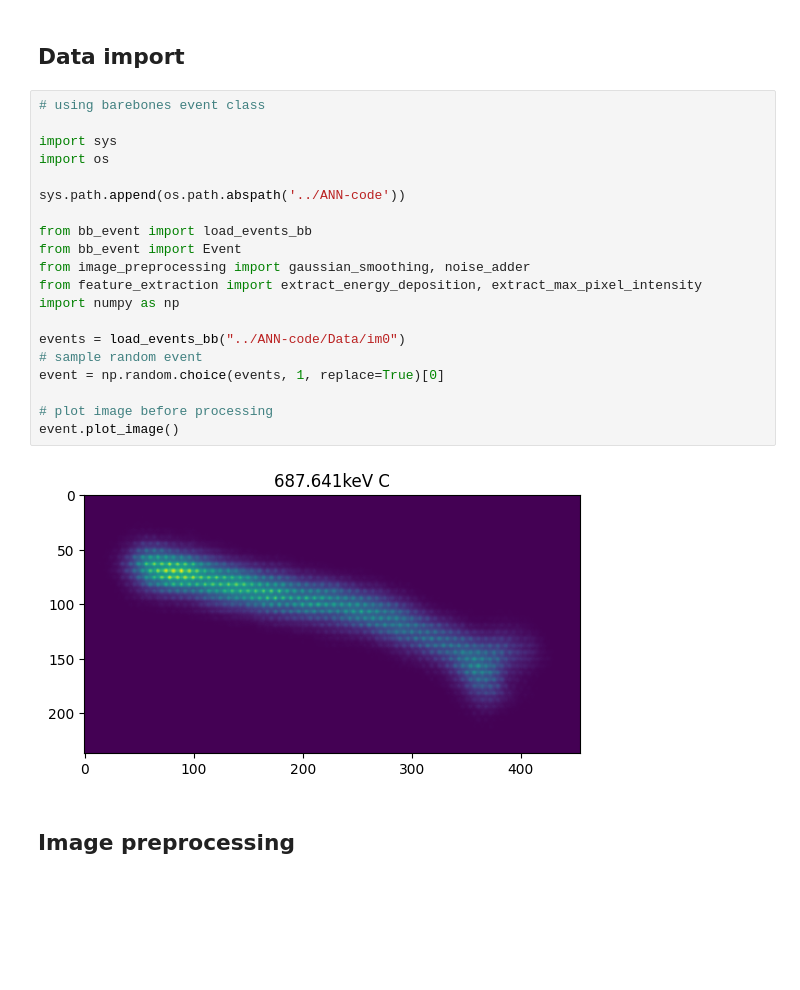
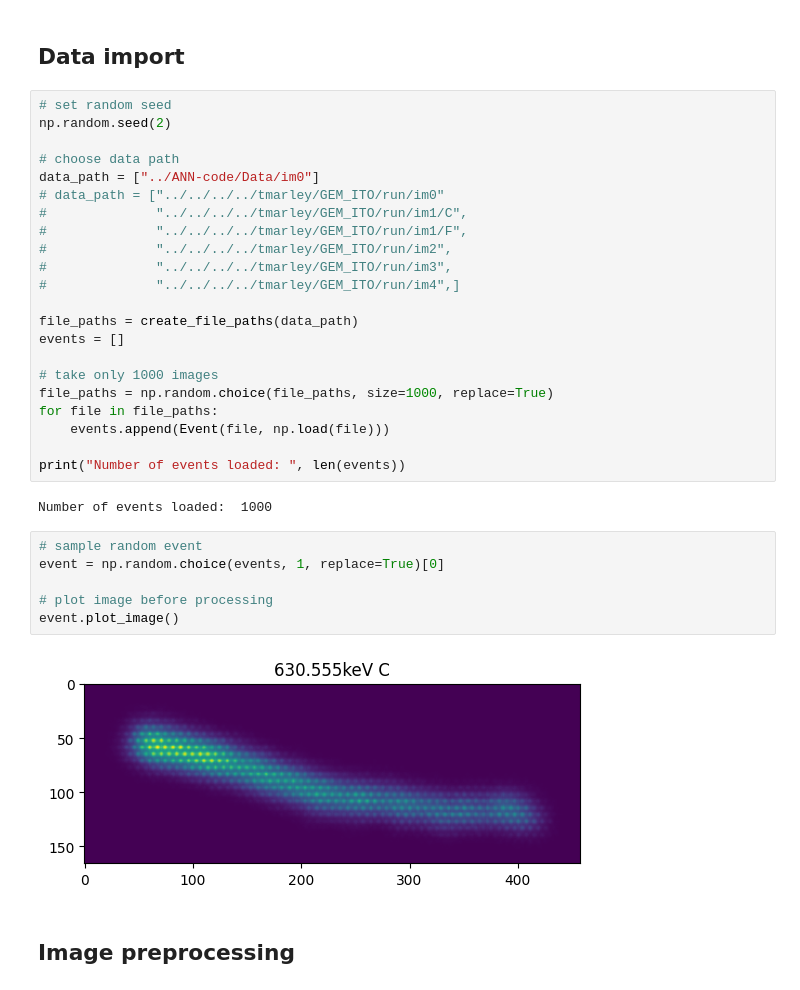
Before and after one commit to benstevens26/NRML-ANN, a Jupyter notebook: notebooks/feature_extraction.ipynb, the cells around one changed output. Drawn from its saved outputs; the diff is of its cells as text; blank space fills up the shorter version.

```diff
--- a/notebooks/feature_extraction.ipynb
+++ b/notebooks/feature_extraction.ipynb
@@ -9,27 +31,37 @@ This notebook goes through the feature extraction pipeline:
 # %% [markdown]
 ## Data import
+# %%
+# set random seed
+np.random.seed(2)
+
+# choose data path
+data_path = ["../ANN-code/Data/im0"]
+# data_path = ["../../../../tmarley/GEM_ITO/run/im0"
+#              "../../../../tmarley/GEM_ITO/run/im1/C",
+#              "../../../../tmarley/GEM_ITO/run/im1/F",
+#              "../../../../tmarley/GEM_ITO/run/im2",
+#              "../../../../tmarley/GEM_ITO/run/im3",
+#              "../../../../tmarley/GEM_ITO/run/im4",]
+
+file_paths = create_file_paths(data_path)
+events = []
+
+# take only 1000 images
+file_paths = np.random.choice(file_paths, size=1000, replace=True)
+for file in file_paths:
+    events.append(Event(file, np.load(file)))
+
+print("Number of events loaded: ", len(events))
+# %% [output]
+Number of events loaded:  1000
 # %%
-# using barebones event class
-
-import sys
-import os
-
-sys.path.append(os.path.abspath('../ANN-code'))
-
-from bb_event import load_events_bb
-from bb_event import Event
-from image_preprocessing import gaussian_smoothing, noise_adder
-from feature_extraction import extract_energy_deposition, extract_max_pixel_intensity
-import numpy as np
-
-events = load_events_bb("../ANN-code/Data/im0")
 # sample random event
 event = np.random.choice(events, 1, replace=True)[0]
 
 # plot image before processing
 event.plot_image()
 # %% [output]
-[figure, old version]
+[figure, new version]
 # %% [markdown]
 ## Image preprocessing
 # %%
```
Also changed, not shown: parts of 8 cells of this notebook.
